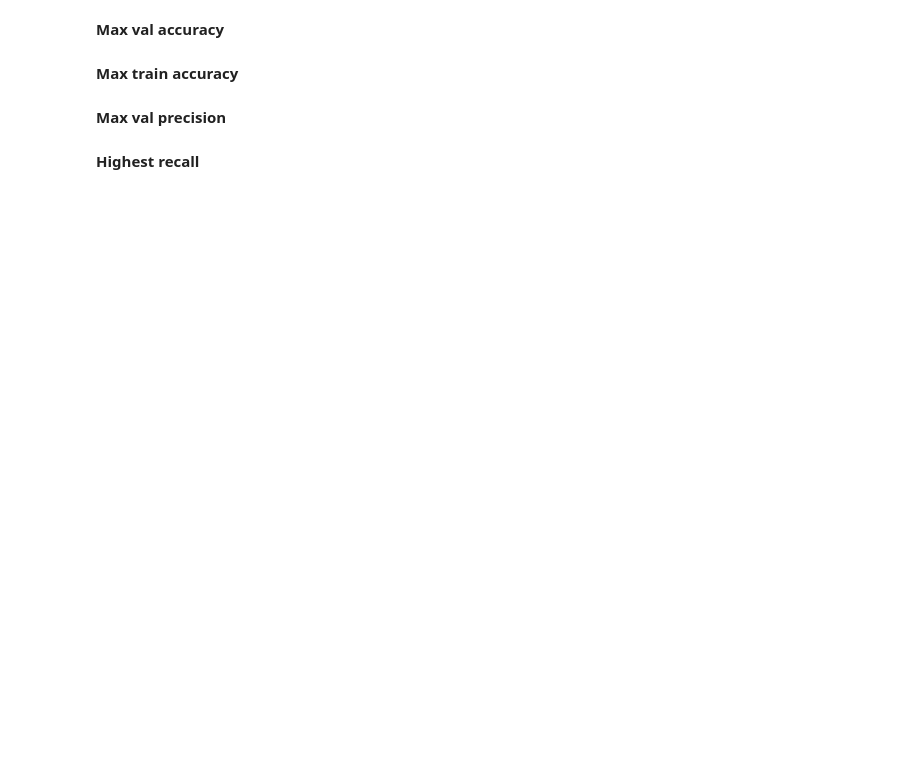
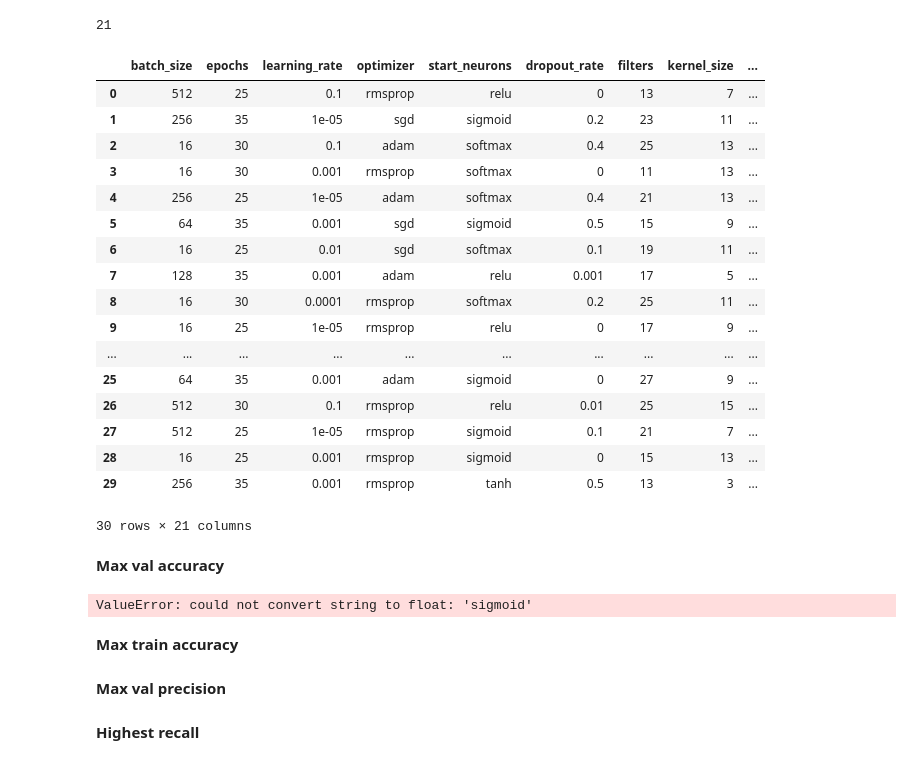
Before and after one commit to tss95/MasterThesis-2.0, a Jupyter notebook: Notebooks/Modeling/RandomGridSearchRunner.ipynb, the cells around one changed output. Saved outputs shown, nothing was run; the diff lists cells and outputs as text; code cells hidden in the pictures; blank space fills up the shorter version.

Commit message:
WIP: Bug where df has wrong column order. Completed RGS (bad)

```diff
--- a/Notebooks/Modeling/RandomGridSearchRunner.ipynb
+++ b/Notebooks/Modeling/RandomGridSearchRunner.ipynb
@@ -39,8 +39,8 @@ hyper_grid = {
 model_grid = {
     "start_neurons" : [16, 32, 64, 128, 256, 512, 1024],
     "dropout_rate" : [0.5, 0.4, 0.3, 0.2, 0.1, 0.01, 0.001, 0],
-    "filters" : [11, 13, 15, 17, 19, 21, 23, 25],
-    "kernel_size" : [3, 5, 7, 9, 11, 13],
+    "filters" : [11, 13, 15, 17, 19, 21, 23, 25, 27],
+    "kernel_size" : [3, 5, 7, 9, 11, 13, 15],
     "padding" : ["same"],
     "l2_r" : [0.3, 0.2, 0.1, 0.01, 0.001, 0.0001],
     "l1_r" : [0.3, 0.2, 0.1, 0.01, 0.001, 0.0001],
@@ -51,7 +51,7 @@ model_grid = {
 
 model_nr = 6
 
-test_mode = True
+test_mode = False
 use_scaler = True
 use_noise_augmentor = True
 detrend = False
@@ -59,7 +59,7 @@ use_minmax = False
 use_highpass = False
 highpass_freq = 0.1
 
-n_picks = 1
+n_picks = 30
 
 use_tensorboard = False
 use_liveplots = True
@@ -94,13 +110,37 @@ ValueError: cannot reshape array of size 22 into shape (1,21)
 # %%
-min_loss_i = min_loss['val_index']
 max_accuracy_i = max_accuracy['val_index']
 max_accuracy_i_train = max_accuracy['train_index']
 max_precision_i = max_precision['val_index']
 max_recall_i = max_recall['val_index']
+# %% [output]
+21
+# %%
+results_df
+# %% [output]
+|  | batch_size | epochs | learning_rate | optimizer | start_neurons | dropout_rate | filters | kernel_size | ... |
+| 0 | 512 | 25 | 0.1 | rmsprop | relu | 0 | 13 | 7 | ... |
+| 1 | 256 | 35 | 1e-05 | sgd | sigmoid | 0.2 | 23 | 11 | ... |
+| 2 | 16 | 30 | 0.1 | adam | softmax | 0.4 | 25 | 13 | ... |
+| 3 | 16 | 30 | 0.001 | rmsprop | softmax | 0 | 11 | 13 | ... |
+| 4 | 256 | 25 | 1e-05 | adam | softmax | 0.4 | 21 | 13 | ... |
+| 5 | 64 | 35 | 0.001 | sgd | sigmoid | 0.5 | 15 | 9 | ... |
+| 6 | 16 | 25 | 0.01 | sgd | softmax | 0.1 | 19 | 11 | ... |
+| 7 | 128 | 35 | 0.001 | adam | relu | 0.001 | 17 | 5 | ... |
+| 8 | 16 | 30 | 0.0001 | rmsprop | softmax | 0.2 | 25 | 11 | ... |
+| 9 | 16 | 25 | 1e-05 | rmsprop | relu | 0 | 17 | 9 | ... |
+| ... | ... | ... | ... | ... | ... | ... | ... | ... | ... |
+| 25 | 64 | 35 | 0.001 | adam | sigmoid | 0 | 27 | 9 | ... |
+| 26 | 512 | 30 | 0.1 | rmsprop | relu | 0.01 | 25 | 15 | ... |
+| 27 | 512 | 25 | 1e-05 | rmsprop | sigmoid | 0.1 | 21 | 7 | ... |
+| 28 | 16 | 25 | 0.001 | rmsprop | sigmoid | 0 | 15 | 13 | ... |
+| 29 | 256 | 35 | 0.001 | rmsprop | tanh | 0.5 | 13 | 3 | ... |
+30 rows × 21 columns
 # %% [markdown]
 **Max val accuracy**
 # %%
 model_accuracy = randomGridSearch.fit_from_index(results_df, max_accuracy_i)
+# %% [output]
+ValueError: could not convert string to float: 'sigmoid'
 # %% [markdown]
 **Max train accuracy**
 # %%
```
Also changed, not shown: parts of 1 cell of this notebook, 5 other files.
